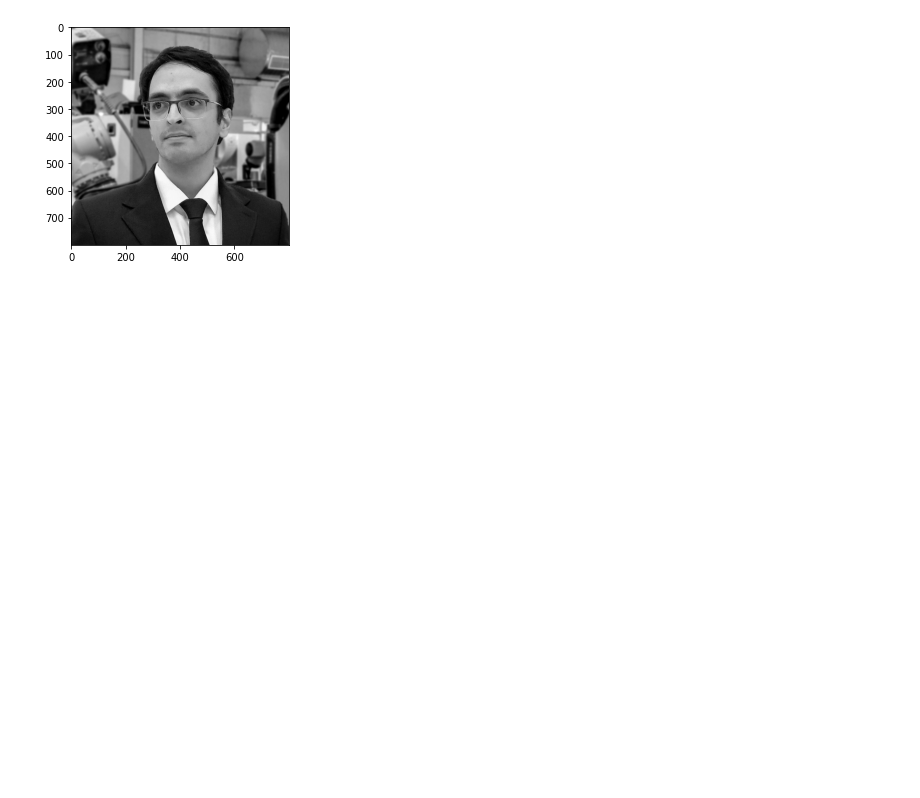
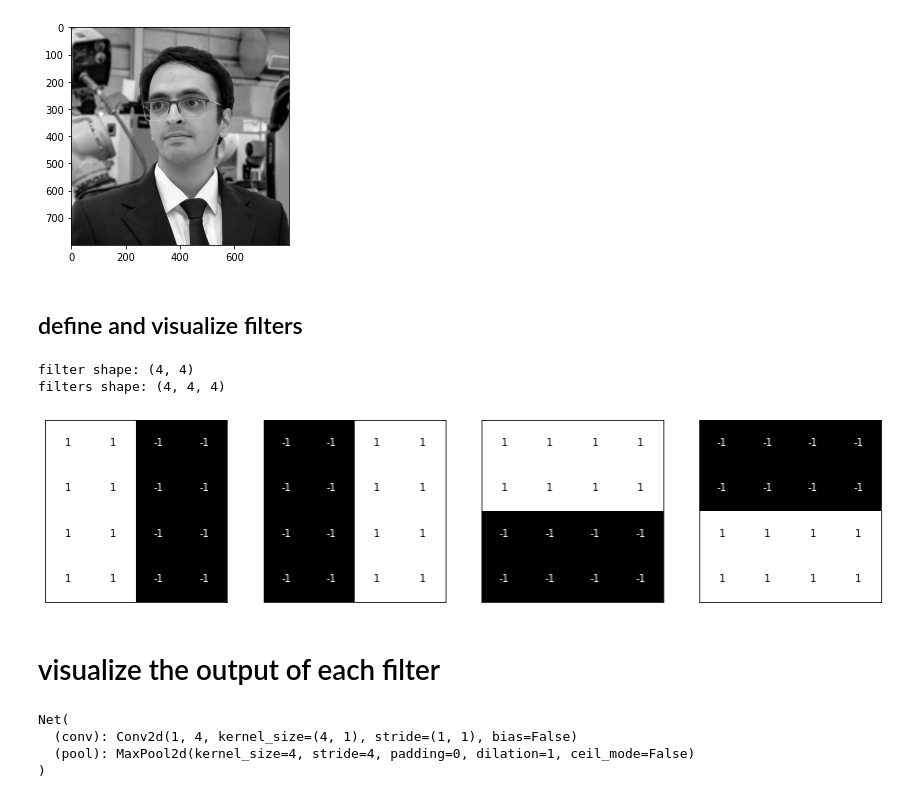
Before and after one commit to SoheilSedghi/Udacity-Computer-Vision-NanoDegree-Practice, a Jupyter notebook: CNN/2_Pooling_Visualization.ipynb, the cells around one changed output. Cells and saved outputs as stored; diff of their text form; code cells hidden in the pictures; blank space fills up the shorter version.

```diff
--- a/CNN/2_Pooling_Visualization.ipynb
+++ b/CNN/2_Pooling_Visualization.ipynb
@@ -23,3 +23,60 @@ plt.imshow(gray, cmap="gray")
 plt.show()
 # %% [output]
 [figure]
+# %% [markdown]
+## define and visualize filters
+# %%
+filter = np.array([ [ 1 , 1 , -1 , -1 ],
+                     [ 1 , 1 , -1 , -1 ],
+                     [ 1 , 1 , -1 , -1 ],
+                     [ 1 , 1 , -1 , -1 ]])
+print("filter shape:", filter.shape)
+filters = np.array([filter, -filter, filter.T, -filter.T])
+print("filters shape:", filters.shape)
+
+fig = plt.figure(figsize=(15,15))
+for i,filter in enumerate(filters):
+    ax = fig.add_subplot(1,4, i+1, xticks= [], yticks= [])
+    ax.imshow(filter, cmap = "gray")
+    w, h = filter.shape
+    for x in range(w):
+        for y in range(h):
+            ax.annotate(str(filter[x][y]), xy = (y,x),
+             horizontalalignment= "center",
+             verticalalignment = "center",
+             color = "white" if filter[x][y] < 0 else "black")
+# %% [output]
+filter shape: (4, 4)
+filters shape: (4, 4, 4)
+[figure, added]
+# %% [markdown]
+# visualize the output of each filter
+# %%
+class Net(nn.Module):
+    def __init__(self,weight):
+        super(Net,self).__init__()
+        # get shape of filters
+        k_height, k_width = weight.shape[:2]
+        # convolution layer
+        self.conv = nn.Conv2d(1,4, kernel_size = (k_height,k_width ), bias= False)
+        # set filter weight
+        self.conv.weight = nn.Parameter(weight)
+        # activation function layer: relu
+        self.relu = F.relu
+        # pooling layer
+        self.pool = nn.MaxPool2d(4,4)
+    def forward(self, x):
+        x_conv = self.conv(x)
+        x_relu = self.relu(x_conv)
+        x_pool = self.pool(x_relu)
+        return x_conv, x_relu, x_pool
+
+
+weight = torch.from_numpy(filters).unsqueeze(1).type(torch.FloatTensor)
+model = Net(weight= weight)
+print(model)
+# %% [output]
+Net(
+  (conv): Conv2d(1, 4, kernel_size=(4, 1), stride=(1, 1), bias=False)
+  (pool): MaxPool2d(kernel_size=4, stride=4, padding=0, dilation=1, ceil_mode=False)
+)
```
Also changed, not shown: parts of 3 cells of this notebook, 7 other files.
